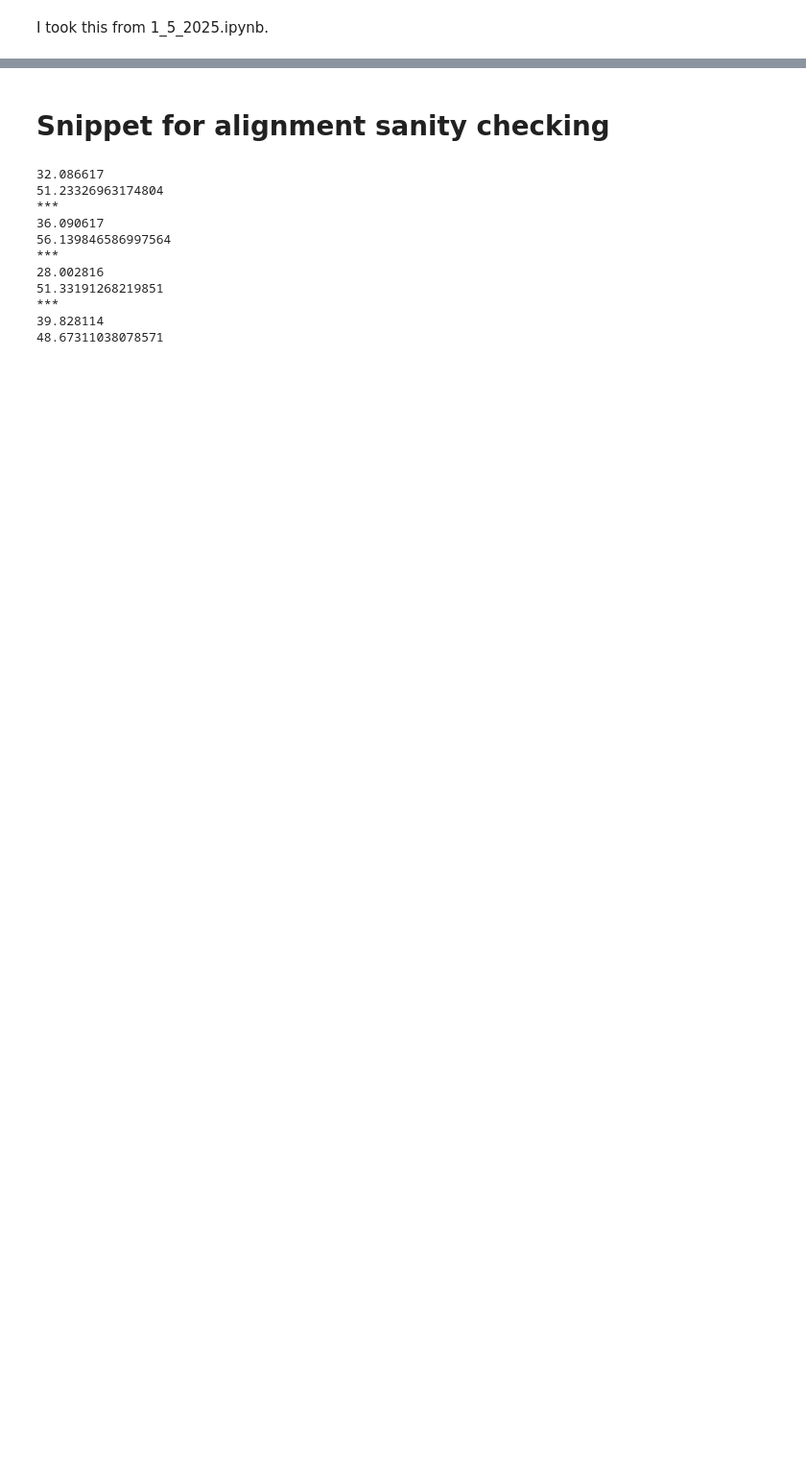
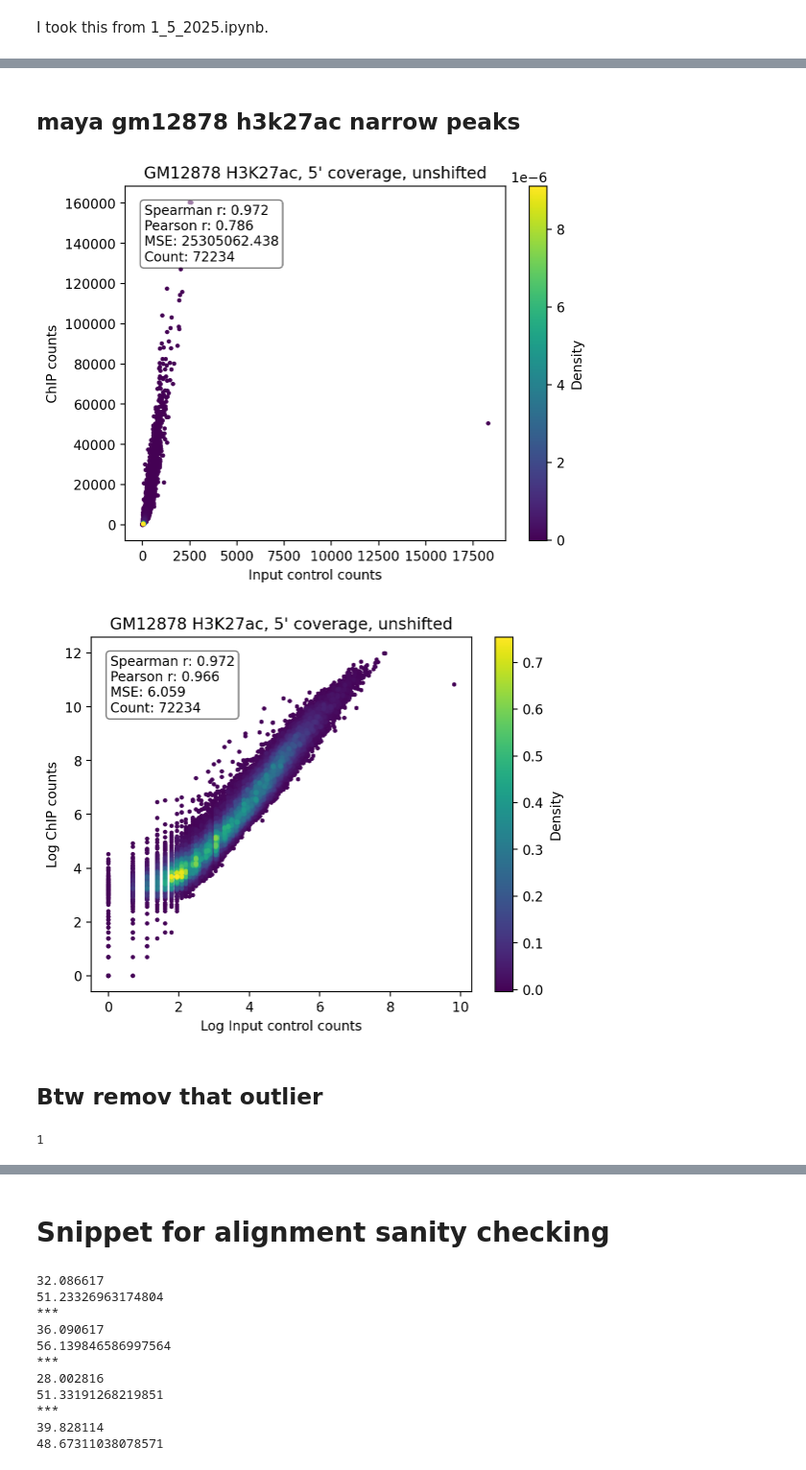
Before and after one commit to kundajelab/histobpnet, a Jupyter notebook: experiments/valeh/notebooks/1_10_2026.ipynb, the cells around one changed output, grey strips where cells are left out. Shown at 96% size. Drawn from its saved outputs; the diff is of its cells as text; code cells hidden in the pictures; blank space fills up the shorter version.

```diff
--- a/experiments/valeh/notebooks/1_10_2026.ipynb
+++ b/experiments/valeh/notebooks/1_10_2026.ipynb
@@ -133,0 +340,2 @@ Even the mean residual (mse) matches pretty close the mse on test_scatter_peaks
+# %% [markdown]
+## maya gm12878 h3k27ac narrow peaks
@@ -133,0 +389,22 @@ Even the mean residual (mse) matches pretty close the mse on test_scatter_peaks
+# %%
+chip_cts = np.array([v[0] for v in chip_cts]).squeeze()
+inputc_cts = np.array([v[0] for v in inputc_cts]).squeeze()
+
+# plot chip_cts vs inputc_cts
+density_scatter(inputc_cts, chip_cts, "Input control counts", "ChIP counts", s=5, bins=200, incl_stats=True)
+plt.title("GM12878 H3K27ac, 5' coverage, unshifted")
+plt.show()
+
+# plot log chip_cts vs log inputc_cts
+density_scatter(np.log1p(inputc_cts), np.log1p(chip_cts), "Log Input control counts", "Log ChIP counts", s=5, bins=200, incl_stats=True)
+plt.title("GM12878 H3K27ac, 5' coverage, unshifted")
+plt.show()
+# %% [output]
+[figure, added]
+[figure, added]
+# %% [markdown]
+## Btw remov that outlier
+# %%
+(inputc_cts > 17500).sum()
+# %% [output]
+1
```
Also changed, not shown: parts of 37 cells of this notebook, 15 other files.
